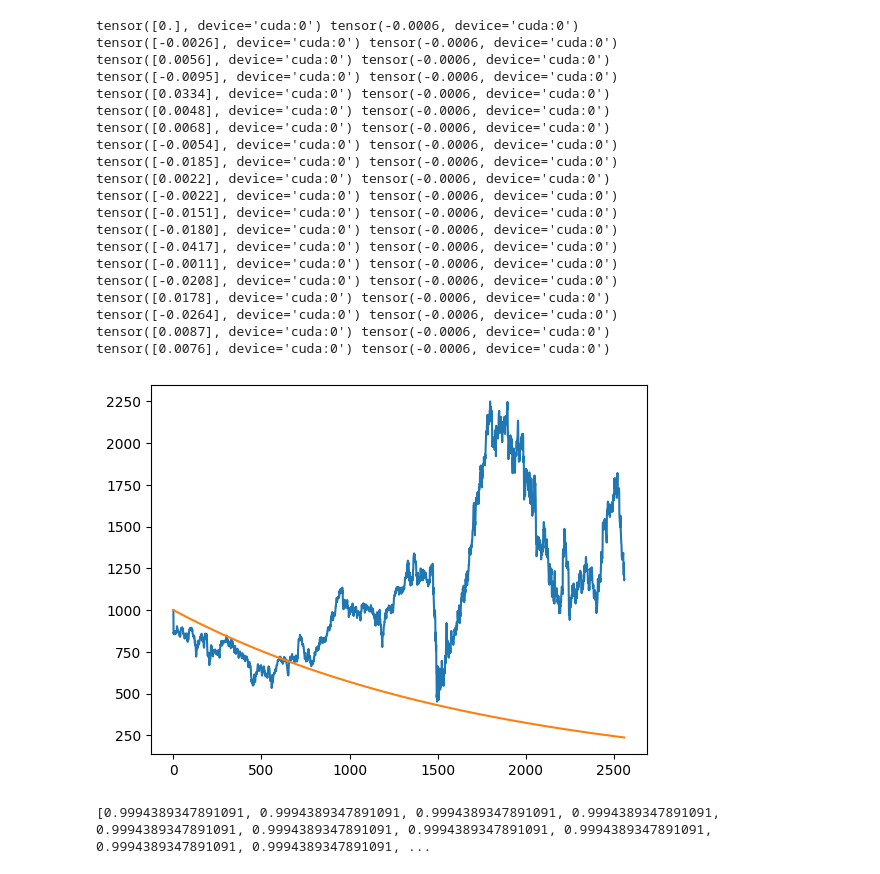
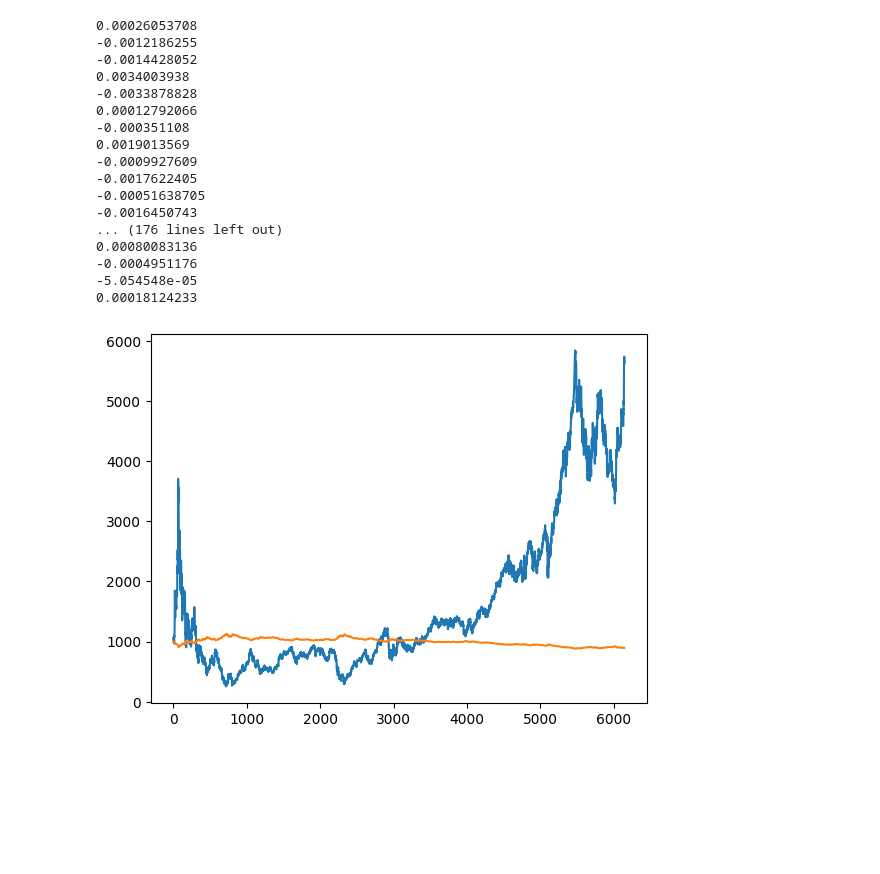
Before and after one commit to Nacnano/stock-machine-learning-project, a Jupyter notebook: LSTM2.ipynb, the cells around one changed output. Drawn from its saved outputs; the diff is of its cells as text; code cells hidden in the pictures; blank space fills up the shorter version.

Commit message:
try train LSTM2

```diff
--- a/LSTM2.ipynb
+++ b/LSTM2.ipynb
@@ -39,7 +39,7 @@ configs["model_folder"] = f"./models/{configs["model_name"]}/"
 
 device = torch.device("cuda" if torch.cuda.is_available() else "cpu")
 # %%
-tickers = list(map(str.strip,open("tickers.txt","r").readlines()))
+tickers = list(map(str.strip,open("tickers_sp500.txt","r").readlines()))
 filenames = ["./data/" + x + ".csv" for x in tickers]
 rd.shuffle(filenames)
 filenames = filenames[:configs["file_count"]]
@@ -63,21 +63,20 @@ torch.set_default_dtype(torch.float32)
 class StockLSTM(nn.Module) :
     def __init__(self) :
         super().__init__()
-        self.hidden_size = 1024
+        self.hidden_size = 512
         self.batch_size = configs["batch_size"]
-        self.h0 = torch.zeros((2,self.batch_size,self.hidden_size)).to(device)
-        self.c0 = torch.zeros((2,self.batch_size,self.hidden_size)).to(device)
-        self.layer1 = nn.LSTM(1,self.hidden_size,2,dropout=0.2,batch_first=True)
-        self.layer2 = nn.Sequential(
-            nn.Linear(self.hidden_size,128),
-            nn.ReLU()
-        )
-        self.layer3 = nn.Linear(128,1)
+        self.layer1 = nn.LSTM(1,self.hidden_size,4,batch_first=True,bias=False)
+        self.layer3 = nn.Dropout(p=0.2)
+        self.layer2 = nn.LayerNorm(self.hidden_size)
+        self.layer4 = nn.Linear(self.hidden_size,1,bias=False)
 
     def forward(self, input) :
-        h1,(hn,cn) = self.layer1(input,(self.h0,self.c0))
+        input = torch.multiply(input,25)
+        h1,_ = self.layer1(input)
         h2 = self.layer2(h1[:,-1,:])
-        output = self.layer3(h2)
+        h3 = self.layer3(h2)
+        output = self.layer4(h3)
+        output = torch.multiply(output,0.04)
         return output
 # %%
 model = StockLSTM()
@@ -127,12 +127,18 @@ NameError: name 'model' is not defined
 # %%
 train_losses = []
 val_losses = []
+avarage_train_losses = []
+avarage_val_losses = []
+learning_rates = []
+
 model_folder = configs["model_folder"]
 best_loss = 1000000
 
 for epoch in tqdm(range(configs["epoch"])) :
 
     model.train()
+
+    learning_rates.append(optimizer.param_groups[0]['lr'])
 
     cur_train_loss = []
     for input,target in tqdm(train_loader) :
@@ -159,6 +165,7 @@ for epoch in tqdm(range(configs["epoch"])) :
         cur_train_loss.append(loss.to(torch.device("cpu")).item())
 
     avarage_train_loss = np.mean(np.array(cur_train_loss))
+    avarage_train_losses.append(avarage_train_loss)
 
     model.eval()
 
@@ -182,6 +189,7 @@ for epoch in tqdm(range(configs["epoch"])) :
             cur_val_loss.append(loss.to(torch.device("cpu")).item())
 
         avarage_val_loss = np.mean(np.array(cur_val_loss))
+        avarage_val_losses.append(avarage_val_loss)
 
         scheduler.step(avarage_val_loss)
 
@@ -197,6 +205,8 @@ for epoch in tqdm(range(configs["epoch"])) :
                 'best_val_loss': best_loss,
             }
 
+            best_loss = avarage_val_loss
+
             torch.save(state, model_folder + "LSTM.pth.tar")
 
     print("train loss : ",avarage_train_loss)
@@ -242,7 +249,7 @@ train_losses_file.close()
 val_losses_file.close()
 # %%
 best_model = StockLSTM()
-best_model.load_state_dict(torch.load(configs["model_folder"] + "LSTM.pth.tar")['model'])
+# best_model.load_state_dict(torch.load(configs["model_folder"] + "LSTM.pth.tar")['model'])
 
 best_model.to(device)
 best_model.eval()
@@ -284,5 +287,5 @@ print(avarage_test_loss)
 # %%
-plot_dataset = StockDatasetLogReturn(["./data/ALLY.csv"],configs["input_size"],1)
+plot_dataset = StockDatasetLogReturn(["./data/A.csv"],configs["input_size"],1)
 
 real = [1000]
 predict = [1000]
@@ -290,54 +293,49 @@ price = 1000
 
 feed_queue = list(range(plot_dataset.__len__()))
 rd.shuffle(feed_queue)
 predict_output = []
 real_output = []
 with torch.no_grad() :
     for i in tqdm(range(0,plot_dataset.__len__(),configs["batch_size"])) :
         close_price_input = []
         close_price_target = []
         for j in range(configs["batch_size"]) :
             input,target = plot_dataset.__getitem__(i + j)
             close_price_input.append(input[None,4,:,None])
             close_price_target.append(target[4].numpy())
         close_price_input = torch.cat(close_price_input).to(device)
 
         output = best_model(close_price_input)
-        print(close_price_input[0][0],output[0][0])
         output = output.to(torch.device("cpu")).numpy()
+        print(output[0][0])
 
         for j in range(configs["batch_size"]) :
             real_output.append(math.exp(close_price_target[j][0]))
             predict_output.append(math.exp(output[j][0]))
 
 for i in range(len(predict_output)) :
     predict.append(predict[-1] * predict_output[i])
     real.append(real[-1] * real_output[i])
 
 plt.plot(real)
 plt.plot(predict)
 plt.show()
-print(predict_output)
 # %% [output]
-tensor([0.], device='cuda:0') tensor(-0.0006, device='cuda:0')
-tensor([-0.0026], device='cuda:0') tensor(-0.0006, device='cuda:0')
-tensor([0.0056], device='cuda:0') tensor(-0.0006, device='cuda:0')
-tensor([-0.0095], device='cuda:0') tensor(-0.0006, device='cuda:0')
-tensor([0.0334], device='cuda:0') tensor(-0.0006, device='cuda:0')
-tensor([0.0048], device='cuda:0') tensor(-0.0006, device='cuda:0')
-tensor([0.0068], device='cuda:0') tensor(-0.0006, device='cuda:0')
-tensor([-0.0054], device='cuda:0') tensor(-0.0006, device='cuda:0')
-tensor([-0.0185], device='cuda:0') tensor(-0.0006, device='cuda:0')
-tensor([0.0022], device='cuda:0') tensor(-0.0006, device='cuda:0')
-tensor([-0.0022], device='cuda:0') tensor(-0.0006, device='cuda:0')
-tensor([-0.0151], device='cuda:0') tensor(-0.0006, device='cuda:0')
-tensor([-0.0180], device='cuda:0') tensor(-0.0006, device='cuda:0')
-tensor([-0.0417], device='cuda:0') tensor(-0.0006, device='cuda:0')
-tensor([-0.0011], device='cuda:0') tensor(-0.0006, device='cuda:0')
-tensor([-0.0208], device='cuda:0') tensor(-0.0006, device='cuda:0')
-tensor([0.0178], device='cuda:0') tensor(-0.0006, device='cuda:0')
-tensor([-0.0264], device='cuda:0') tensor(-0.0006, device='cuda:0')
-tensor([0.0087], device='cuda:0') tensor(-0.0006, device='cuda:0')
-tensor([0.0076], device='cuda:0') tensor(-0.0006, device='cuda:0')
+0.00026053708
+-0.0012186255
+-0.0014428052
+0.0034003938
+-0.0033878828
+0.00012792066
+-0.000351108
+0.0019013569
+-0.0009927609
+-0.0017622405
+-0.00051638705
+-0.0016450743
+... (176 lines left out)
+0.00080083136
+-0.0004951176
+-5.054548e-05
+0.00018124233
-[figure, old version]
+[figure, new version]
-[0.9994389347891091, 0.9994389347891091, 0.9994389347891091, 0.9994389347891091, 0.9994389347891091, 0.9994389347891091, 0.9994389347891091, 0.9994389347891091, 0.9994389347891091, 0.9994389347891091, ...
```
Also changed, not shown: parts of 11 cells of this notebook, 3 other files.
